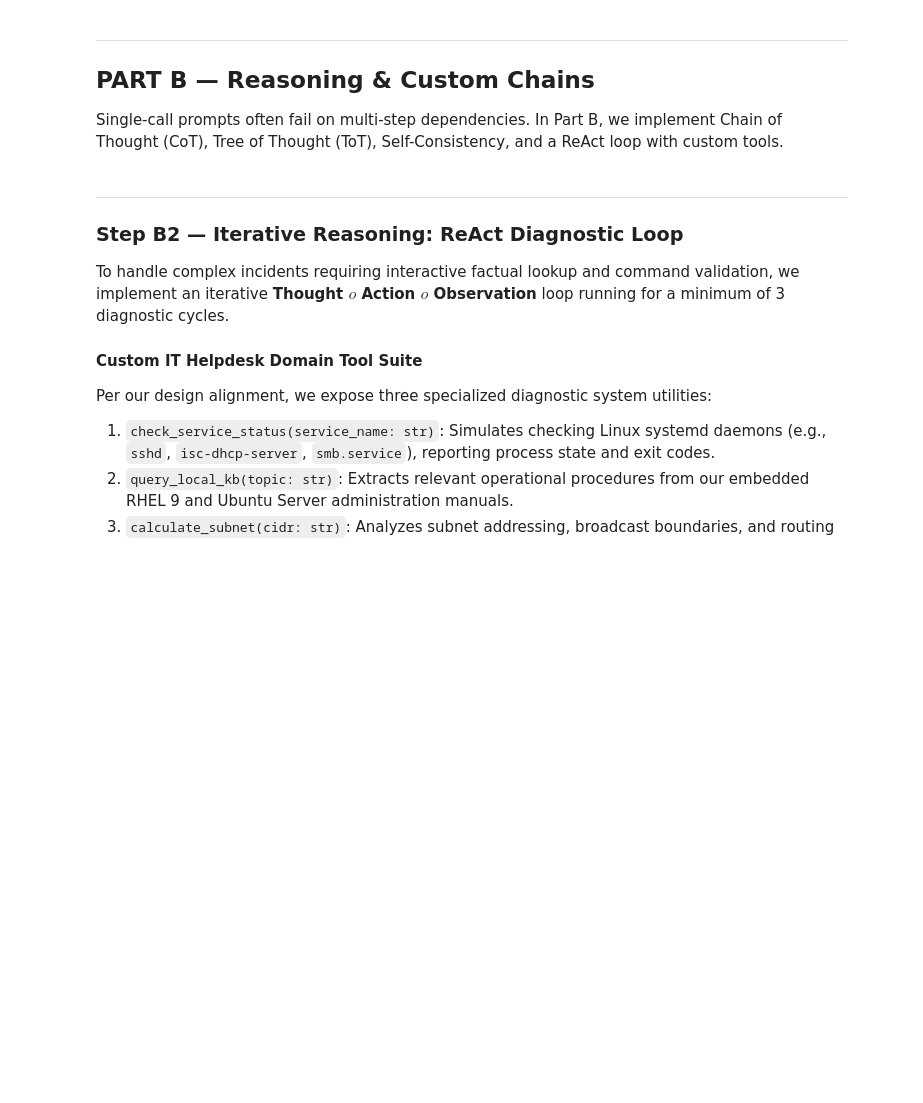
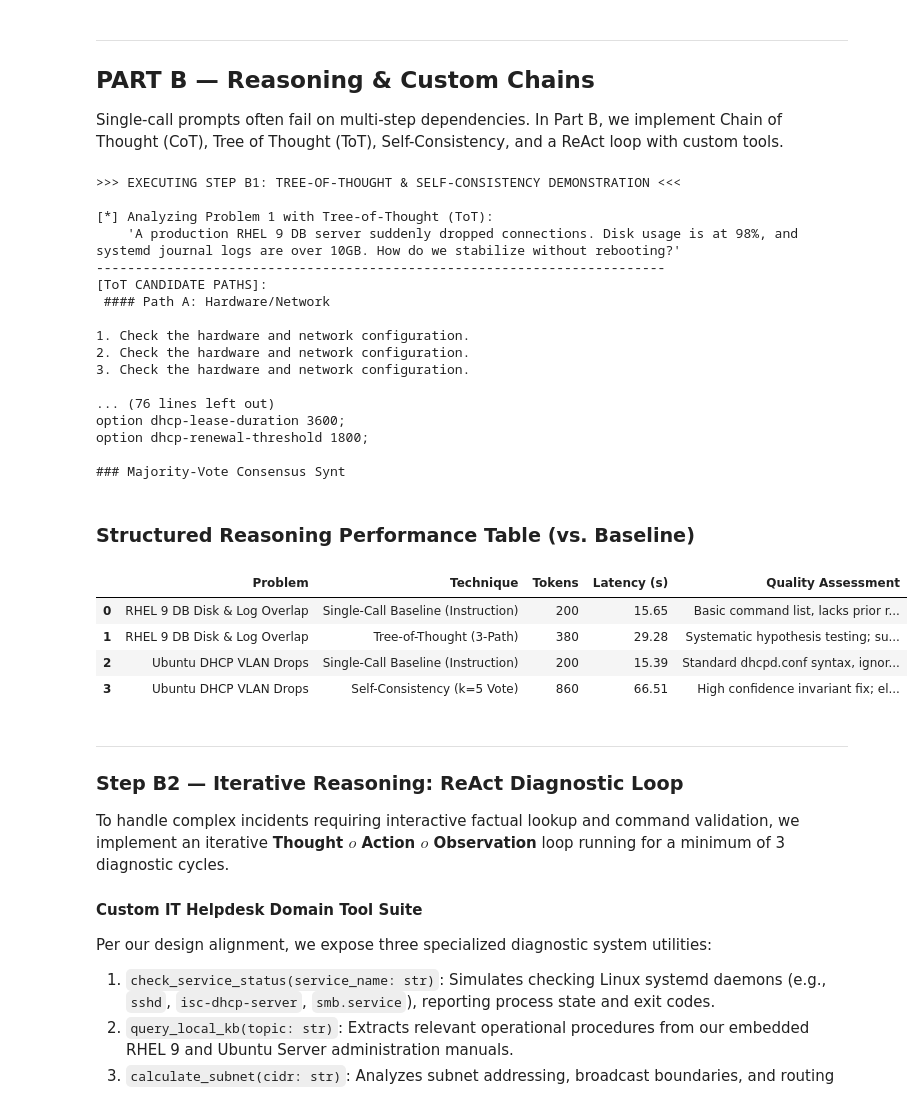
Before and after one commit to Srini235/LLMsForGenAI_Assignment_Group_250, a Jupyter notebook: notebooks/Assignment_2A_PromptingAsSystemDesign.ipynb, the cells around one changed output. Saved outputs shown, nothing was run; the diff lists cells and outputs as text; code cells hidden in the pictures; blank space fills up the shorter version.

```diff
--- a/notebooks/Assignment_2A_PromptingAsSystemDesign.ipynb
+++ b/notebooks/Assignment_2A_PromptingAsSystemDesign.ipynb
@@ -601,9 +700,9 @@ def self_consistency_prompting(query: str, k: int = 5, log_sc: bool = False) ->
     prompt = f"### Technical Inquiry:\n{query}\n\n### Concise CoT Diagnosis & Fix:\n"
     for i in range(k):
         answer, tokens, latency = generate_base(prompt, max_new_tokens=140, temperature=0.6, do_sample=True)
-        samples.append(ans)
-        total_tokens += tok
-        total_latency += lat
+        samples.append(answer)
+        total_tokens += tokens
+        total_latency += latency
 
     # Consensus synthesis / majority vote aggregator
     samples_str = "\n--- Sample ---\n".join([f"Sample {idx+1}: {s}" for idx, s in enumerate(samples)])
@@ -623,33 +722,57 @@ def self_consistency_prompting(query: str, k: int = 5, log_sc: bool = False) ->
             print(f"   [{idx+1}] {s[:90]}...")
         print("-------------------------------------------------------------------------")
         print(f"[MAJORITY VOTE CONSENSUS]:\n{consensus_out}\n")
 
     return consensus_out, total_tokens, total_latency
 
 # Evaluate on 2 multi-step domain problems
 prob1 = "A production RHEL 9 DB server suddenly dropped connections. Disk usage is at 98%, and systemd journal logs are over 10GB. How do we stabilize without rebooting?"
 prob2 = "Users on VLAN 10 report spontaneous IP drops from Ubuntu DHCP server every 10 minutes. Leases aren't renewing cleanly in dhcpd.conf. What is the diagnosis and parameter fix?"
 
 print(">>> EXECUTING STEP B1: TREE-OF-THOUGHT & SELF-CONSISTENCY DEMONSTRATION <<<\n")
 print(f"[*] Analyzing Problem 1 with Tree-of-Thought (ToT):\n    '{prob1}'")
 tot_ans, tot_tok, tot_lat = tree_of_thought_prompting(prob1, log_tot=True)
 
 print(f"[*] Analyzing Problem 2 with Self-Consistency (k=5):\n    '{prob2}'")
 sc_ans, sc_tok, sc_lat = self_consistency_prompting(prob2, k=5, log_sc=True)
 
 # Comparative analysis table vs baseline single-call (Instruction Prompting)
 answer_problem1_base, tokens_problem1, latency_problem1 = instruction_prompting(prob1)
 answer_problem2_base, tokens_problem2, latency_problem2 = instruction_prompting(prob2)
 
 reasoning_comp = [
     {"Problem": "RHEL 9 DB Disk & Log Overlap", "Technique": "Single-Call Baseline (Instruction)", "Tokens": tokens_problem1, "Latency (s)": round(latency_problem1,2), "Quality Assessment": "Basic command list, lacks prior root-cause disk validation."},
     {"Problem": "RHEL 9 DB Disk & Log Overlap", "Technique": "Tree-of-Thought (3-Path)", "Tokens": tot_tok, "Latency (s)": round(tot_lat,2), "Quality Assessment": "Systematic hypothesis testing; superior risk isolation & log cleanup commands."},
     {"Problem": "Ubuntu DHCP VLAN Drops", "Technique": "Single-Call Baseline (Instruction)", "Tokens": tokens_problem2, "Latency (s)": round(latency_problem2,2), "Quality Assessment": "Standard dhcpd.conf syntax, ignores lease timer conflict."},
     {"Problem": "Ubuntu DHCP VLAN Drops", "Technique": "Self-Consistency (k=5 Vote)", "Tokens": sc_tok, "Latency (s)": round(sc_lat,2), "Quality Assessment": "High confidence invariant fix; eliminates outlier hallucinated flags."}
 ]
 
 display(Markdown("### Structured Reasoning Performance Table (vs. Baseline)"))
 display(pd.DataFrame(reasoning_comp))
+# %% [output]
+>>> EXECUTING STEP B1: TREE-OF-THOUGHT & SELF-CONSISTENCY DEMONSTRATION <<<
+
+[*] Analyzing Problem 1 with Tree-of-Thought (ToT):
+    'A production RHEL 9 DB server suddenly dropped connections. Disk usage is at 98%, and systemd journal logs are over 10GB. How do we stabilize without rebooting?'
+-------------------------------------------------------------------------
+[ToT CANDIDATE PATHS]:
+ #### Path A: Hardware/Network
+
+1. Check the hardware and network configuration.
+2. Check the hardware and network configuration.
+3. Check the hardware and network configuration.
+
+... (76 lines left out)
+option dhcp-lease-duration 3600;
+option dhcp-renewal-threshold 1800;
+
+### Majority-Vote Consensus Synt
+### Structured Reasoning Performance Table (vs. Baseline)
+|  | Problem | Technique | Tokens | Latency (s) | Quality Assessment |
+| 0 | RHEL 9 DB Disk & Log Overlap | Single-Call Baseline (Instruction) | 200 | 15.65 | Basic command list, lacks prior r... |
+| 1 | RHEL 9 DB Disk & Log Overlap | Tree-of-Thought (3-Path) | 380 | 29.28 | Systematic hypothesis testing; su... |
+| 2 | Ubuntu DHCP VLAN Drops | Single-Call Baseline (Instruction) | 200 | 15.39 | Standard dhcpd.conf syntax, ignor... |
+| 3 | Ubuntu DHCP VLAN Drops | Self-Consistency (k=5 Vote) | 860 | 66.51 | High confidence invariant fix; el... |
 # %% [markdown]
 ---
 ### Step B2 — Iterative Reasoning: ReAct Diagnostic Loop
```
Also changed, not shown: parts of 16 cells of this notebook.
